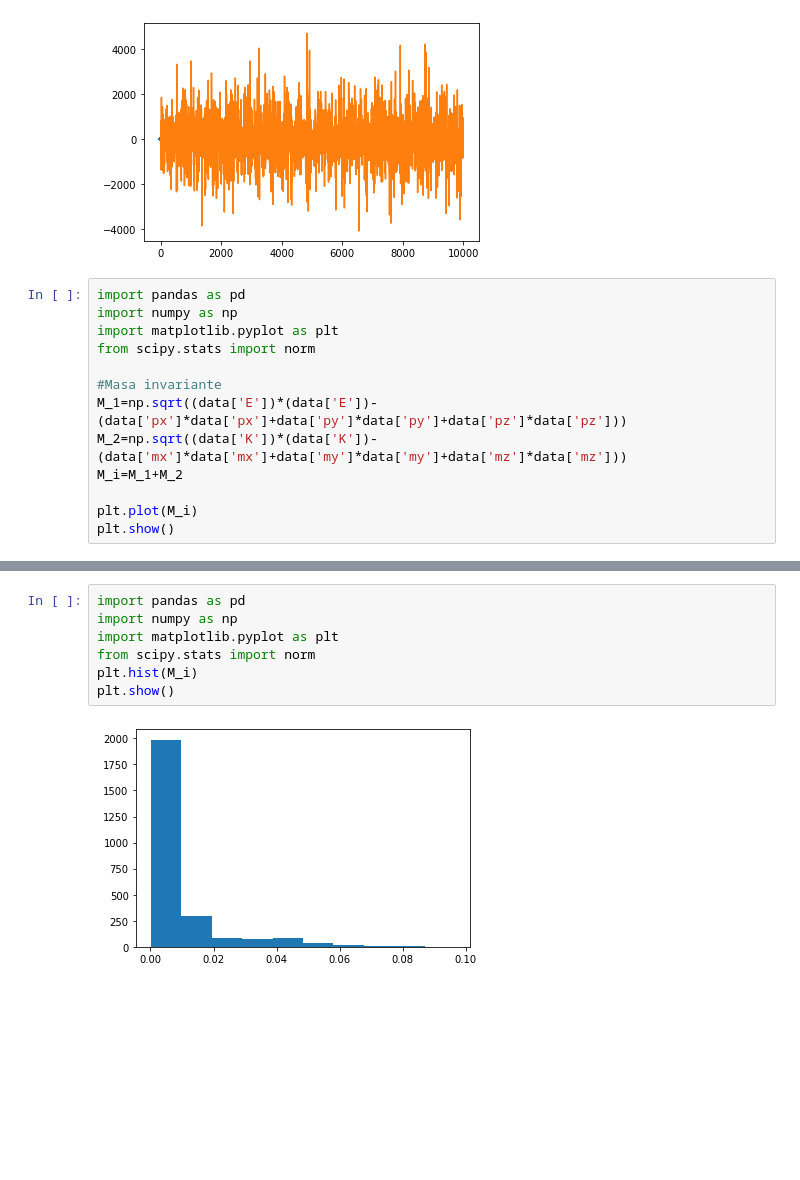
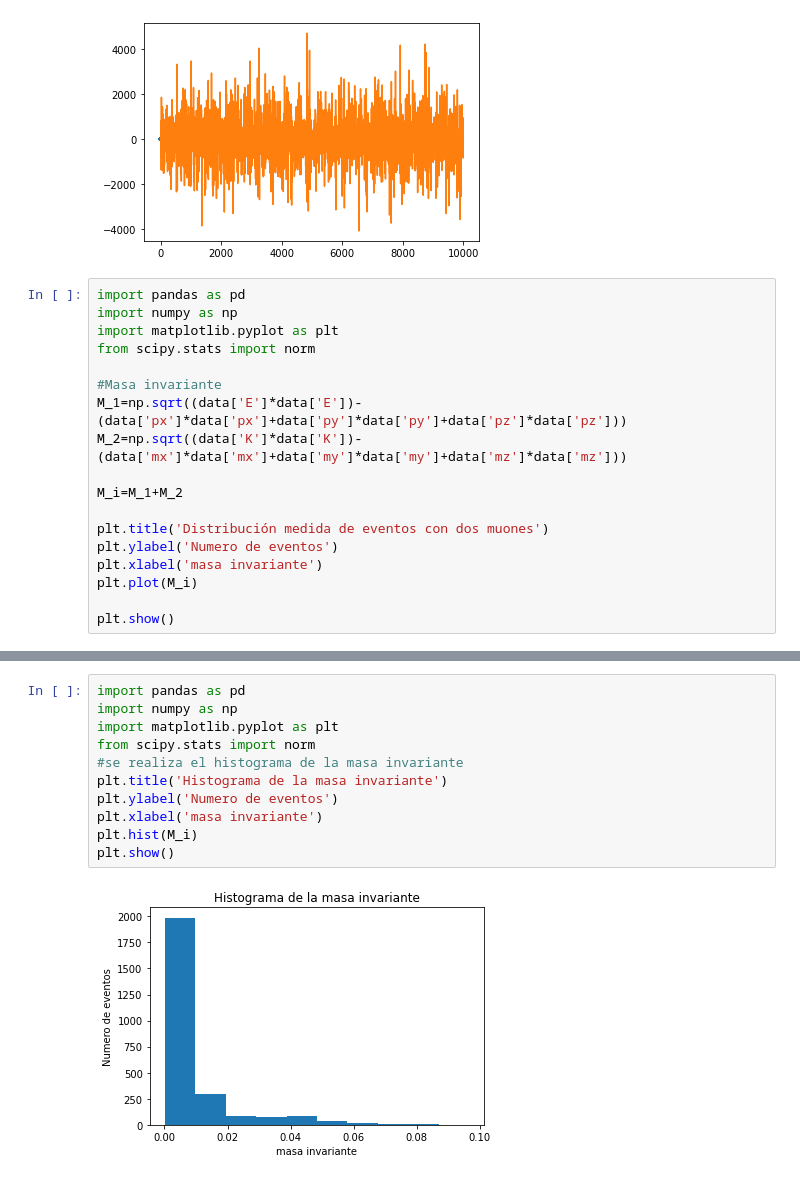
Before and after one commit to fisicadeparticulas/20210915_procesamientodearchivoslhe-ggcastellan, a Jupyter notebook: TareaMasaInvariante.ipynb, the cells around one changed output, grey strips where cells are left out. Cells and saved outputs as stored; diff of their text form; blank space fills up the shorter version.

```diff
--- a/TareaMasaInvariante.ipynb
+++ b/TareaMasaInvariante.ipynb
@@ -52,10 +55,15 @@ import matplotlib.pyplot as plt
 from scipy.stats import norm
 
 #Masa invariante
-M_1=np.sqrt((data['E'])*(data['E'])-(data['px']*data['px']+data['py']*data['py']+data['pz']*data['pz']))
-M_2=np.sqrt((data['K'])*(data['K'])-(data['mx']*data['mx']+data['my']*data['my']+data['mz']*data['mz']))
+M_1=np.sqrt((data['E']*data['E'])-(data['px']*data['px']+data['py']*data['py']+data['pz']*data['pz']))
+M_2=np.sqrt((data['K']*data['K'])-(data['mx']*data['mx']+data['my']*data['my']+data['mz']*data['mz']))
+
 M_i=M_1+M_2
 
+plt.title('Distribución medida de eventos con dos muones')
+plt.ylabel('Numero de eventos')
+plt.xlabel('masa invariante')
 plt.plot(M_i)
+
 plt.show()
 # %% [output]
@@ -63,9 +71,13 @@ plt.show()
 # %%
 import pandas as pd
 import numpy as np
 import matplotlib.pyplot as plt
 from scipy.stats import norm
+#se realiza el histograma de la masa invariante
+plt.title('Histograma de la masa invariante')
+plt.ylabel('Numero de eventos')
+plt.xlabel('masa invariante')
 plt.hist(M_i)
 plt.show()
 # %% [output]
-[figure, old version]
+[figure, new version]
```
Also changed, not shown: parts of 3 cells of this notebook.
